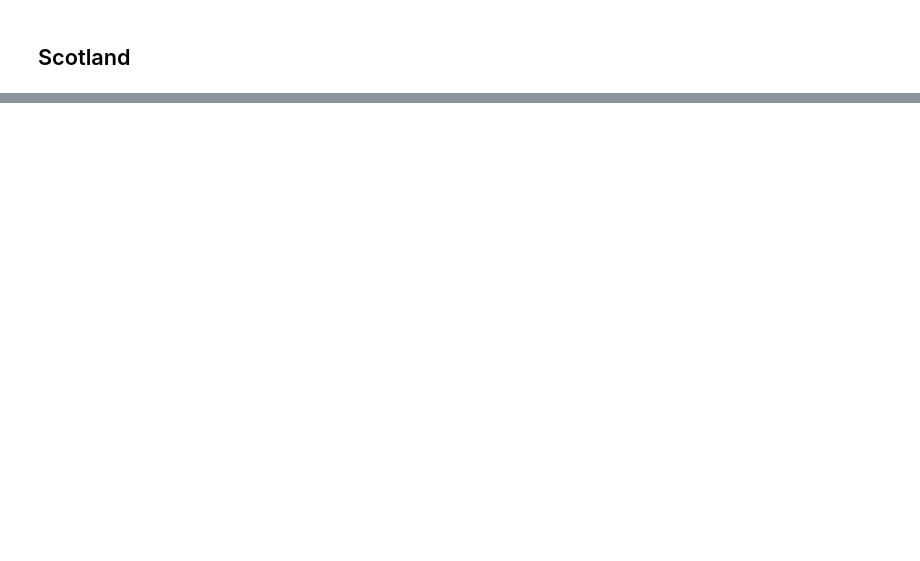
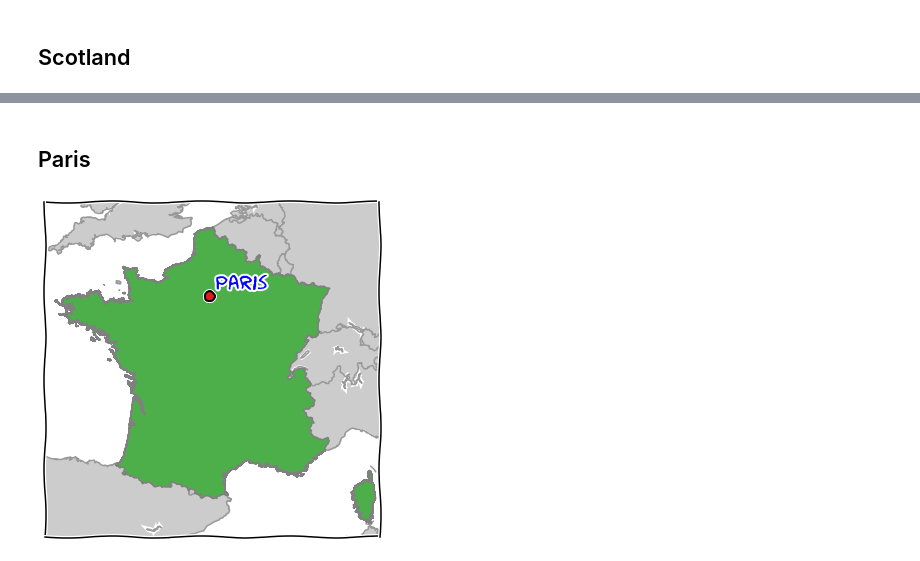
Before and after one commit to prisae/blog-notebooks, a Jupyter notebook: Travelmap.ipynb, the cells around one changed output, grey strips where cells are left out. Drawn from its saved outputs; the diff is of its cells as text; code cells hidden in the pictures; blank space fills up the shorter version.

```diff
--- a/Travelmap.ipynb
+++ b/Travelmap.ipynb
@@ -31,7 +31,7 @@ colours = ['#e41a1c', '#377eb8', '#4daf4a', '#984ea3',
            '#e41a1c', '#377eb8', '#4daf4a', '#984ea3',
            '#ff7f00', '#ffff33', '#a65628', '#f781bf',]
 # %%
-def plot_country(country, colour, m, lc='none', lw=1):
+def plot_country(nax, country, colour, m, lc='none', lw=1):
     '''Adapted from http://www.geophysique.be/2013/02/12/matplotlib-basemap-tutorial-10-shapefiles-unleached-continued'''
     r = shapefile.Reader('data/TravelMap/'+country+'_adm/'+country+'_adm0')
 
@@ -56,6 +56,5 @@ def plot_country(country, colour, m, lc='none', lw=1):
         lines.set_facecolors(colour)
         lines.set_edgecolors(lc)
         lines.set_linewidth(lw)
-
-        return lines
+        nax.add_collection(lines)
 # %%
@@ -165,0 +249,29 @@ plt.show()
+# %% [markdown]
+## Paris
+# %%
+fig_p = plt.figure(figsize=(6, 6))
+ax_p = plt.subplot(111)
+
+PAR = [48.8567, 2.3508] # Paris
+
+# Create basemap
+# resolution: c, l, i, h, f
+m_p = Basemap(width=1200000, height=1200000, resolution='i', projection='tmerc', lat_0=46.5, lon_0=2.5)
+m_p.drawcoastlines(color='.6', linewidth=1.5)
+m_p.drawcountries(color='.6', linewidth=1.5)
+m_p.fillcontinents(color='.8')
+
+# Fill country
+plot_country(ax_p, 'FRA', colours[2], m_p, '.5', 1.5)
+
+# XKCDify
+plt.xkcd()
+
+# Add visited cities
+plot_city(m_p, PAR, 'Paris', ax_p, colours[0], offs=[.3,.3])
+
+#plt.savefig('/home/dtr/Desktop/Paris.png')
+
+plt.show()
+# %% [output]
+[figure, added]
```
Also changed, not shown: parts of 23 cells of this notebook.
